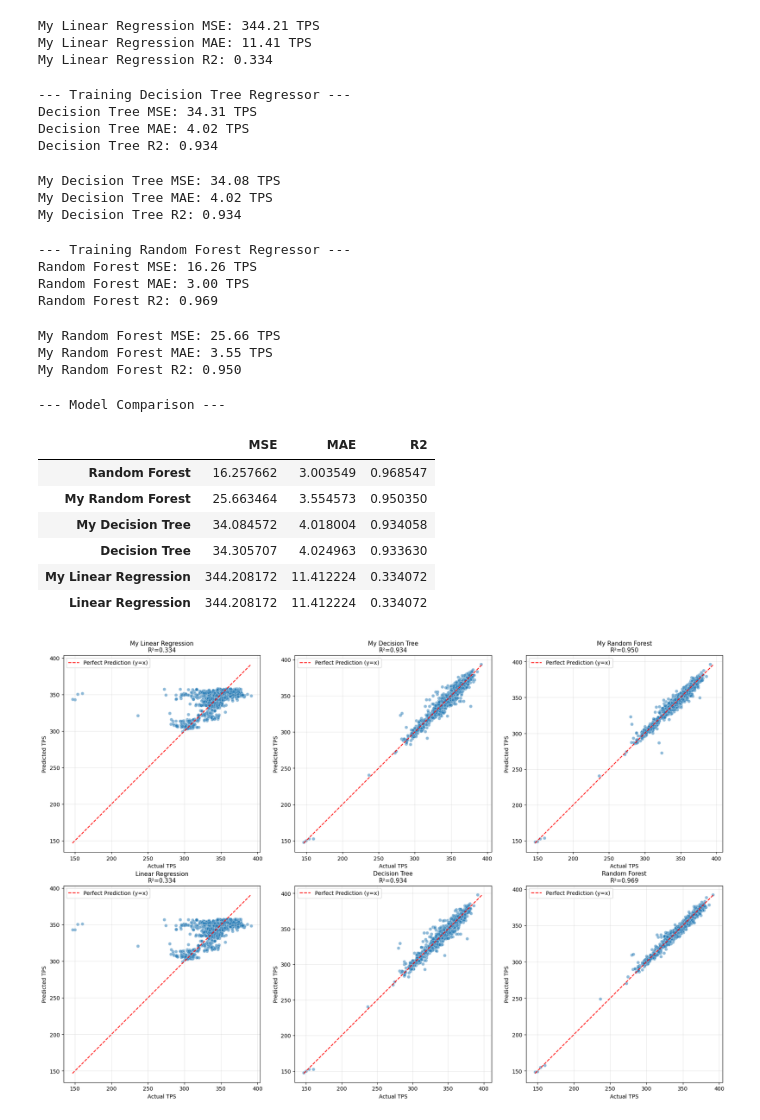
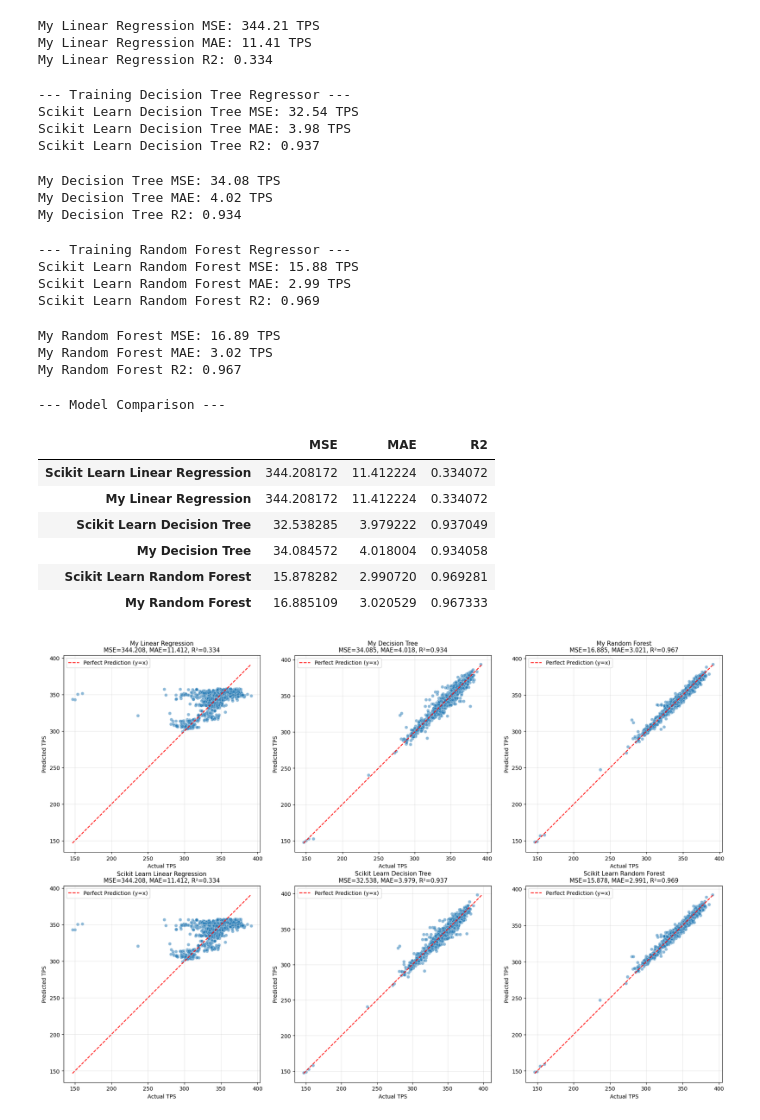
Before and after one commit to LoudlyDawn2108/Project-Machine-Learning, a Jupyter notebook: BTL.ipynb, the cells around one changed output. Cells and saved outputs as stored; diff of their text form; code cells hidden in the pictures.

Commit message:
add additional parameter to tree models

```diff
--- a/BTL.ipynb
+++ b/BTL.ipynb
@@ -202,9 +205,8 @@ My Linear Regression R2: 0.334
 # %%
 # --- 2. Decision Tree Regressor ---
 print("--- Training Decision Tree Regressor ---")
-tree_reg = DecisionTreeRegressor(random_state=42)
+tree_reg = DecisionTreeRegressor(max_depth=100, min_samples_split=2, min_samples_leaf=1, random_state=36)
 tree_reg.fit(knobs, tps)
-
 # Make predictions
 y_pred_tree = tree_reg.predict(knobs_test)
 
@@ -213,19 +215,19 @@ tree_mse = mse(tps_test, y_pred_tree)
 tree_mae = mae(tps_test, y_pred_tree)
 tree_r2 = r2_score(tps_test, y_pred_tree)
 
-model_results["Decision Tree"] = {"MSE": tree_mse, "MAE": tree_mae, "R2": tree_r2}
-print(f"Decision Tree MSE: {tree_mse:.2f} TPS")
-print(f"Decision Tree MAE: {tree_mae:.2f} TPS")
-print(f"Decision Tree R2: {tree_r2:.3f}\n")
+model_results["Scikit Learn Decision Tree"] = {"MSE": tree_mse, "MAE": tree_mae, "R2": tree_r2}
+print(f"Scikit Learn Decision Tree MSE: {tree_mse:.2f} TPS")
+print(f"Scikit Learn Decision Tree MAE: {tree_mae:.2f} TPS")
+print(f"Scikit Learn Decision Tree R2: {tree_r2:.3f}\n")
 # %% [output]
 --- Training Decision Tree Regressor ---
-Decision Tree MSE: 34.31 TPS
-Decision Tree MAE: 4.02 TPS
-Decision Tree R2: 0.934
+Scikit Learn Decision Tree MSE: 32.54 TPS
+Scikit Learn Decision Tree MAE: 3.98 TPS
+Scikit Learn Decision Tree R2: 0.937
 # %%
 from RegressionTree import MyDecisionTreeRegressor
 
-my_tree_reg = MyDecisionTreeRegressor()
+my_tree_reg = MyDecisionTreeRegressor(max_depth=100, min_samples_split=2, min_samples_leaf=1)
 my_tree_reg.fit(knobs, tps)
 
 y_pred_my_tree = my_tree_reg.predict(knobs_test)
@@ -246,7 +248,15 @@ My Decision Tree R2: 0.934
 # --- 3. Random Forest Regressor ---
 print("--- Training Random Forest Regressor ---")
 
-forest_reg = RandomForestRegressor(n_estimators=1400, random_state=42, n_jobs=-1, max_depth=100, bootstrap=True)
+forest_reg = RandomForestRegressor(
+    n_estimators=1400,
+    min_samples_split=2,
+    min_samples_leaf=1,
+    n_jobs=-1,
+    max_depth=100,
+    bootstrap=True,
+    random_state=36,
+)
 
 forest_reg.fit(knobs, tps)
 
@@ -258,19 +268,19 @@ forest_mse = mse(tps_test, y_pred_forest)
 forest_mae = mae(tps_test, y_pred_forest)
 forest_r2 = r2_score(tps_test, y_pred_forest)
 
-model_results["Random Forest"] = {"MSE": forest_mse, "MAE": forest_mae, "R2": forest_r2}
-print(f"Random Forest MSE: {forest_mse:.2f} TPS")
-print(f"Random Forest MAE: {forest_mae:.2f} TPS")
-print(f"Random Forest R2: {forest_r2:.3f}\n")
+model_results["Scikit Learn Random Forest"] = {"MSE": forest_mse, "MAE": forest_mae, "R2": forest_r2}
+print(f"Scikit Learn Random Forest MSE: {forest_mse:.2f} TPS")
+print(f"Scikit Learn Random Forest MAE: {forest_mae:.2f} TPS")
+print(f"Scikit Learn Random Forest R2: {forest_r2:.3f}\n")
 # %% [output]
 --- Training Random Forest Regressor ---
-Random Forest MSE: 16.26 TPS
-Random Forest MAE: 3.00 TPS
-Random Forest R2: 0.969
+Scikit Learn Random Forest MSE: 15.88 TPS
+Scikit Learn Random Forest MAE: 2.99 TPS
+Scikit Learn Random Forest R2: 0.969
 # %%
 from RandomForest import MyRandomForestRegressor
 
-my_forest_reg = MyRandomForestRegressor(n_estimators=5)
+my_forest_reg = MyRandomForestRegressor(n_estimators=100, min_samples_split=2, min_samples_leaf=1)
 my_forest_reg.fit(knobs, tps)
 
 y_pred_my_forest = my_forest_reg.predict(knobs_test)
@@ -284,54 +294,57 @@ print(f"My Random Forest MSE: {my_forest_mse:.2f} TPS")
 print(f"My Random Forest MAE: {my_forest_mae:.2f} TPS")
 print(f"My Random Forest R2: {my_forest_r2:.3f}\n")
 # %% [output]
-My Random Forest MSE: 25.66 TPS
-My Random Forest MAE: 3.55 TPS
-My Random Forest R2: 0.950
+My Random Forest MSE: 16.89 TPS
+My Random Forest MAE: 3.02 TPS
+My Random Forest R2: 0.967
 # %%
 print("--- Model Comparison ---")
-results_df = pd.DataFrame(model_results).T.sort_values(by="R2", ascending=False)
+results_df = pd.DataFrame(model_results).T
 display(results_df)
 # %% [output]
 --- Model Comparison ---
 |  | MSE | MAE | R2 |
-| Random Forest | 16.257662 | 3.003549 | 0.968547 |
-| My Random Forest | 25.663464 | 3.554573 | 0.950350 |
+| Scikit Learn Linear Regression | 344.208172 | 11.412224 | 0.334072 |
+| My Linear Regression | 344.208172 | 11.412224 | 0.334072 |
+| Scikit Learn Decision Tree | 32.538285 | 3.979222 | 0.937049 |
 | My Decision Tree | 34.084572 | 4.018004 | 0.934058 |
-| Decision Tree | 34.305707 | 4.024963 | 0.933630 |
-| My Linear Regression | 344.208172 | 11.412224 | 0.334072 |
-| Linear Regression | 344.208172 | 11.412224 | 0.334072 |
+| Scikit Learn Random Forest | 15.878282 | 2.990720 | 0.969281 |
+| My Random Forest | 16.885109 | 3.020529 | 0.967333 |
 # %%
 predictions = {
     "My Linear Regression": y_pred_my_lin,
     "My Decision Tree": y_pred_my_tree,
     "My Random Forest": y_pred_my_forest,
-    "Linear Regression": y_pred_lin,
-    "Decision Tree": y_pred_tree,
-    "Random Forest": y_pred_forest,
+    "Scikit Learn Linear Regression": y_pred_lin,
+    "Scikit Learn Decision Tree": y_pred_tree,
+    "Scikit Learn Random Forest": y_pred_forest,
 }
 
 # Create subplots for all models
 fig, axes = plt.subplots(2, 3, figsize=(18, 12))
 axes = axes.flatten()
 
 for idx, (model_name, y_pred) in enumerate(predictions.items()):
     ax = axes[idx]
 
     # Scatter plot
     sns.scatterplot(x=tps_test, y=y_pred, alpha=0.5, ax=ax)
 
     # Add 45-degree line for perfect prediction
     lims = [min(tps_test.min(), y_pred.min()), max(tps_test.max(), y_pred.max())]
     ax.plot(lims, lims, "r--", label="Perfect Prediction (y=x)")
 
     ax.set_xlabel("Actual TPS", fontsize=10)
     ax.set_ylabel("Predicted TPS", fontsize=10)
-    ax.set_title(f"{model_name}\nR²={model_results[model_name]['R2']:.3f}", fontsize=11)
+    ax.set_title(
+        f"{model_name}\nMSE={model_results[model_name]['MSE']:.3f}, MAE={model_results[model_name]['MAE']:.3f}, R²={model_results[model_name]['R2']:.3f}",
+        fontsize=11,
+    )
     ax.legend()
     ax.grid(True, alpha=0.3)
     ax.set_aspect("equal", adjustable="box")
 
 plt.tight_layout()
 plt.show()
 # %% [output]
-[figure, old version]
+[figure, new version]
```
Also changed, not shown: parts of 1 cell of this notebook, 2 other files.
